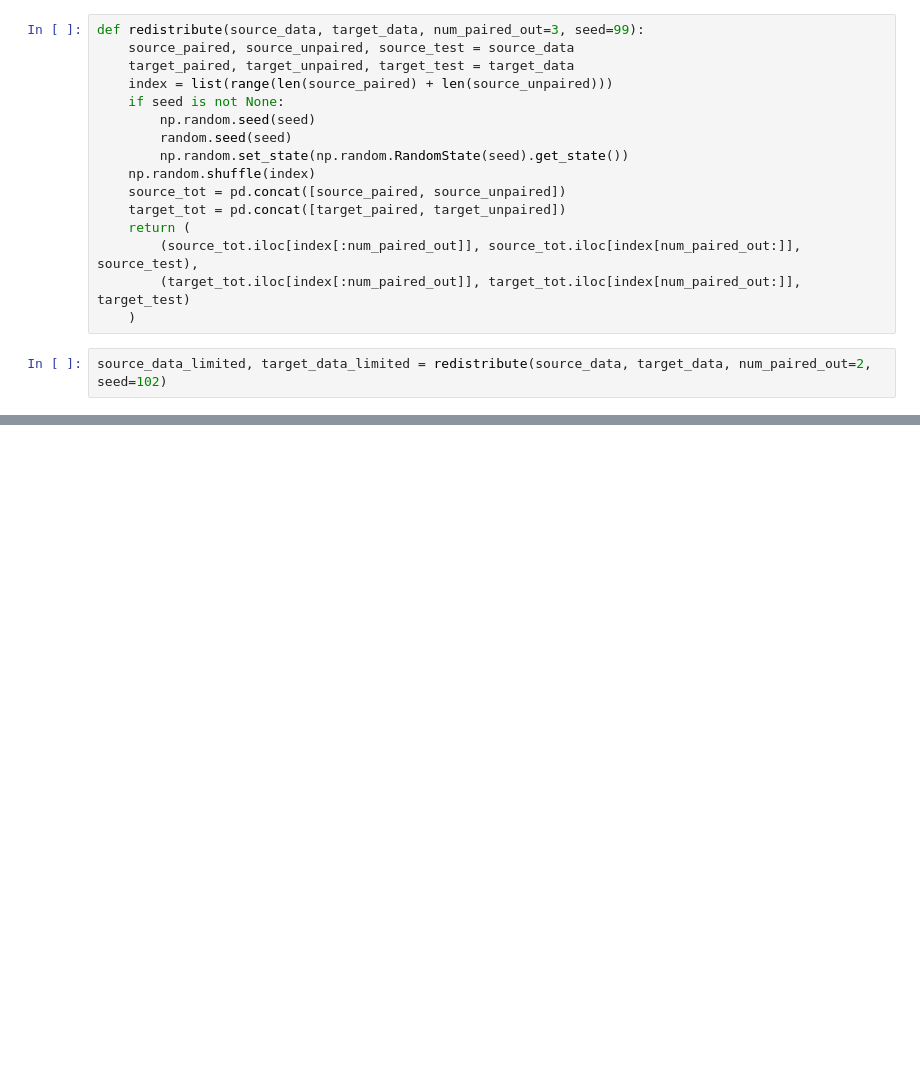
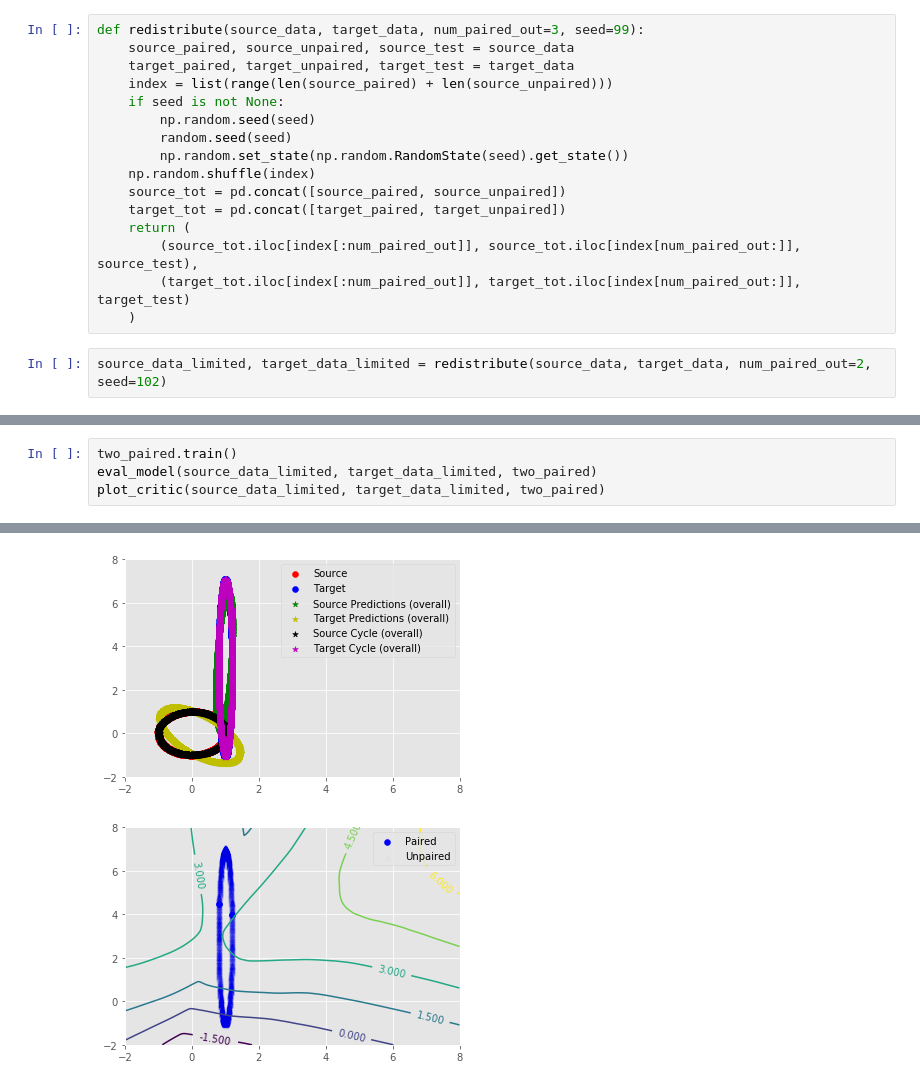
Before and after one commit to mmcdermott/CWR-GAN, a Jupyter notebook: Model Usage.ipynb, the cells around one changed output, grey strips where cells are left out. Saved outputs shown, nothing was run; the diff lists cells and outputs as text; blank space fills up the shorter version.

```diff
--- a/Model Usage.ipynb
+++ b/Model Usage.ipynb
@@ -397,0 +416,5 @@ INFO:tensorflow:Summary name TRANSLATOR_WGAN_critic/T_critic/output_layer/bias:0
+# %%
+two_paired.train()
+eval_model(source_data_limited, target_data_limited, two_paired)
+plot_critic(source_data_limited, target_data_limited, two_paired)
+# %% [output]
@@ -397,0 +422,2 @@ INFO:tensorflow:Summary name TRANSLATOR_WGAN_critic/T_critic/output_layer/bias:0
+[figure, added]
+[figure, added]
```
Also changed, not shown: parts of 21 cells of this notebook, 5 other files.
